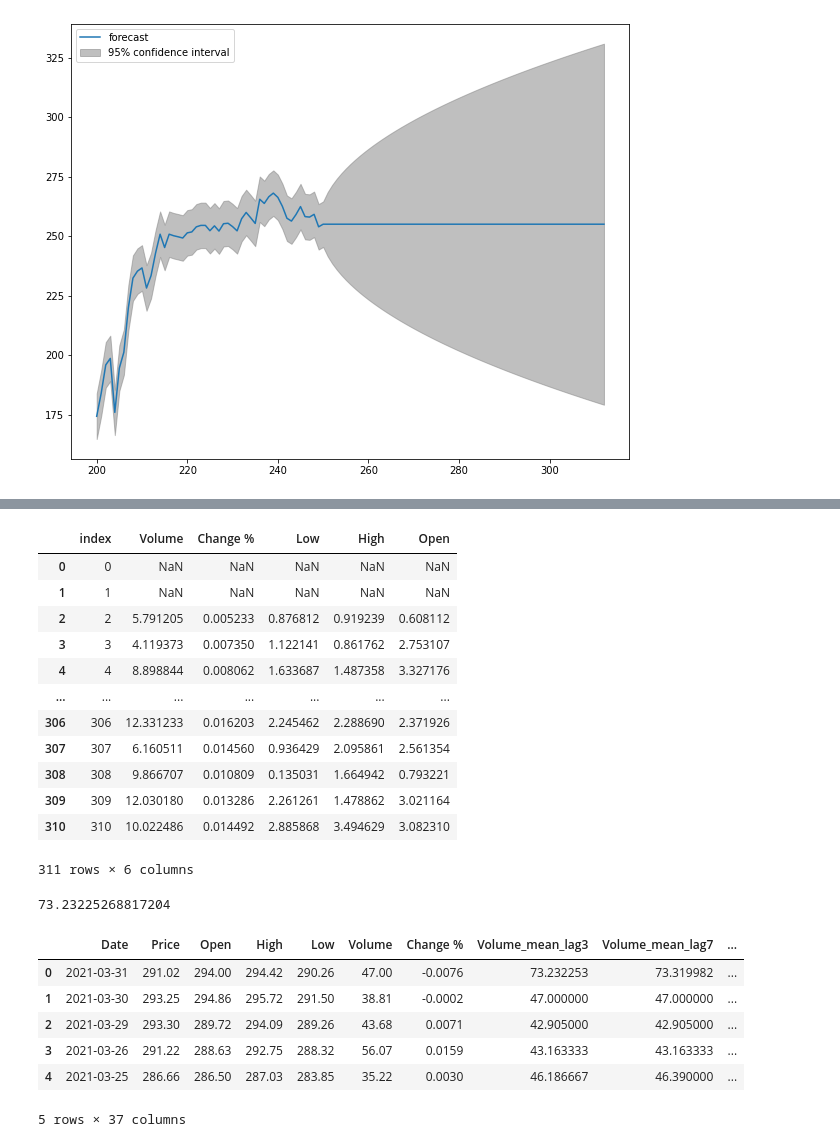
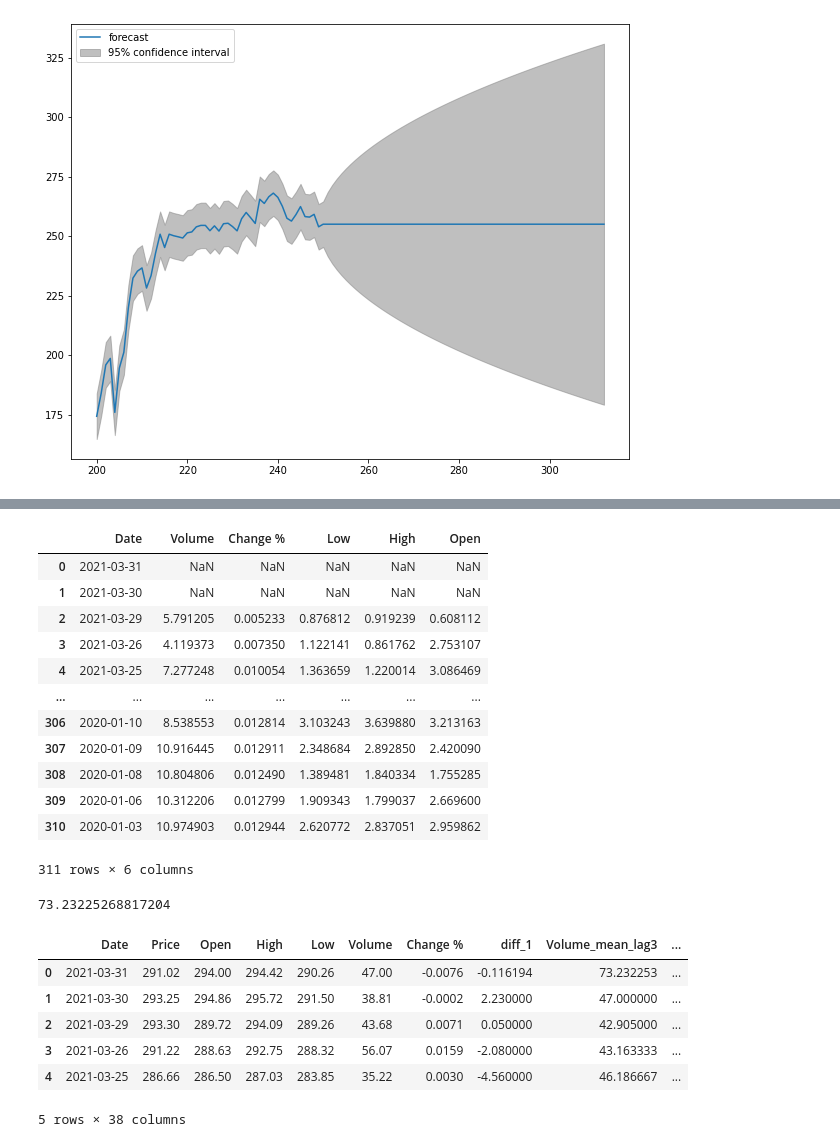
Before and after one commit to vidya2901/6xaaiwlajue4FqST, a Jupyter notebook: ValueInvestor-Stockmarket-Forecasting.ipynb, the cells around one changed output, grey strips where cells are left out. Saved outputs shown, nothing was run; the diff lists cells and outputs as text; code cells hidden in the pictures.

```diff
--- a/ValueInvestor-Stockmarket-Forecasting.ipynb
+++ b/ValueInvestor-Stockmarket-Forecasting.ipynb
@@ -450,4 +481,5 @@ df1_russia.head()
 # %%
+df1_russia.reset_index(inplace=True)
 lag_features = ["Volume", "Change %",'Low','High','Open']
 window1 = 3
 window2 = 7
@@ -481,20 +497,20 @@ df_std_3d = df_rolled_3d.std().shift(1).reset_index()
 df_std_7d = df_rolled_7d.std().shift(1).reset_index()
 df_std_30d = df_rolled_30d.std().shift(1).reset_index()
 # %%
-df_std_3d
+df_std_7d
 # %% [output]
-|  | index | Volume | Change % | Low | High | Open |
-| 0 | 0 | NaN | NaN | NaN | NaN | NaN |
-| 1 | 1 | NaN | NaN | NaN | NaN | NaN |
-| 2 | 2 | 5.791205 | 0.005233 | 0.876812 | 0.919239 | 0.608112 |
-| 3 | 3 | 4.119373 | 0.007350 | 1.122141 | 0.861762 | 2.753107 |
-| 4 | 4 | 8.898844 | 0.008062 | 1.633687 | 1.487358 | 3.327176 |
+|  | Date | Volume | Change % | Low | High | Open |
+| 0 | 2021-03-31 | NaN | NaN | NaN | NaN | NaN |
+| 1 | 2021-03-30 | NaN | NaN | NaN | NaN | NaN |
+| 2 | 2021-03-29 | 5.791205 | 0.005233 | 0.876812 | 0.919239 | 0.608112 |
+| 3 | 2021-03-26 | 4.119373 | 0.007350 | 1.122141 | 0.861762 | 2.753107 |
+| 4 | 2021-03-25 | 7.277248 | 0.010054 | 1.363659 | 1.220014 | 3.086469 |
 | ... | ... | ... | ... | ... | ... | ... |
-| 306 | 306 | 12.331233 | 0.016203 | 2.245462 | 2.288690 | 2.371926 |
-| 307 | 307 | 6.160511 | 0.014560 | 0.936429 | 2.095861 | 2.561354 |
-| 308 | 308 | 9.866707 | 0.010809 | 0.135031 | 1.664942 | 0.793221 |
-| 309 | 309 | 12.030180 | 0.013286 | 2.261261 | 1.478862 | 3.021164 |
-| 310 | 310 | 10.022486 | 0.014492 | 2.885868 | 3.494629 | 3.082310 |
+| 306 | 2020-01-10 | 8.538553 | 0.012814 | 3.103243 | 3.639880 | 3.213163 |
+| 307 | 2020-01-09 | 10.916445 | 0.012911 | 2.348684 | 2.892850 | 2.420090 |
+| 308 | 2020-01-08 | 10.804806 | 0.012490 | 1.389481 | 1.840334 | 1.755285 |
+| 309 | 2020-01-06 | 10.312206 | 0.012799 | 1.909343 | 1.799037 | 2.669600 |
+| 310 | 2020-01-03 | 10.974903 | 0.012944 | 2.620772 | 2.837051 | 2.959862 |
 311 rows × 6 columns
 # %%
 for feature in lag_features:
@@ -516,13 +532,13 @@ df1_russia.fillna(df1_russia.mean(), inplace=True)
 
 df1_russia.head()
 # %% [output]
-|  | Date | Price | Open | High | Low | Volume | Change % | Volume_mean_lag3 | Volume_mean_lag7 | ... |
-| 0 | 2021-03-31 | 291.02 | 294.00 | 294.42 | 290.26 | 47.00 | -0.0076 | 73.232253 | 73.319982 | ... |
-| 1 | 2021-03-30 | 293.25 | 294.86 | 295.72 | 291.50 | 38.81 | -0.0002 | 47.000000 | 47.000000 | ... |
-| 2 | 2021-03-29 | 293.30 | 289.72 | 294.09 | 289.26 | 43.68 | 0.0071 | 42.905000 | 42.905000 | ... |
-| 3 | 2021-03-26 | 291.22 | 288.63 | 292.75 | 288.32 | 56.07 | 0.0159 | 43.163333 | 43.163333 | ... |
-| 4 | 2021-03-25 | 286.66 | 286.50 | 287.03 | 283.85 | 35.22 | 0.0030 | 46.186667 | 46.390000 | ... |
+|  | Date | Price | Open | High | Low | Volume | Change % | diff_1 | Volume_mean_lag3 | ... |
+| 0 | 2021-03-31 | 291.02 | 294.00 | 294.42 | 290.26 | 47.00 | -0.0076 | -0.116194 | 73.232253 | ... |
+| 1 | 2021-03-30 | 293.25 | 294.86 | 295.72 | 291.50 | 38.81 | -0.0002 | 2.230000 | 47.000000 | ... |
+| 2 | 2021-03-29 | 293.30 | 289.72 | 294.09 | 289.26 | 43.68 | 0.0071 | 0.050000 | 42.905000 | ... |
+| 3 | 2021-03-26 | 291.22 | 288.63 | 292.75 | 288.32 | 56.07 | 0.0159 | -2.080000 | 43.163333 | ... |
+| 4 | 2021-03-25 | 286.66 | 286.50 | 287.03 | 283.85 | 35.22 | 0.0030 | -4.560000 | 46.186667 | ... |
-5 rows × 37 columns
+5 rows × 38 columns
 # %%
 # add datetime data
 df1_russia["month"] = df1_russia.Date.dt.month
```
Also changed, not shown: parts of 18 cells of this notebook.
